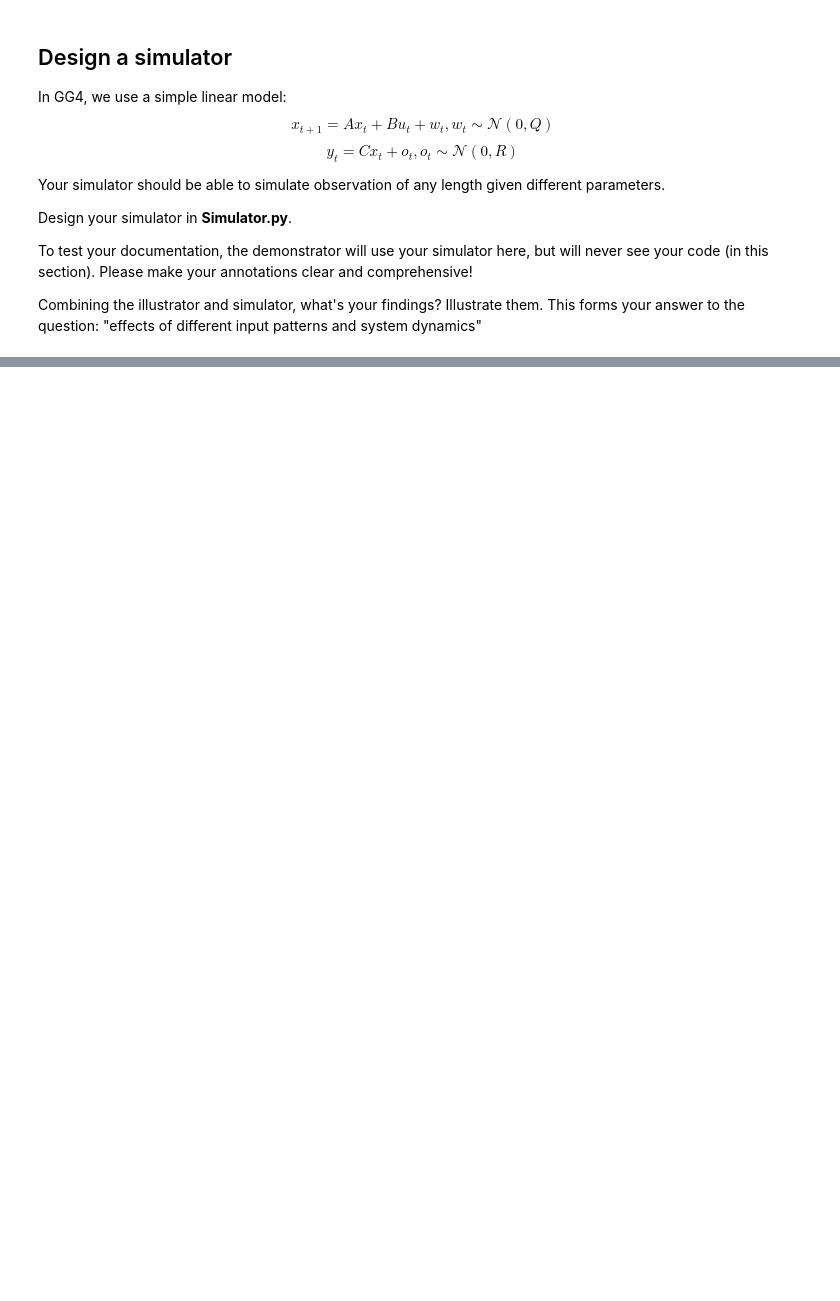
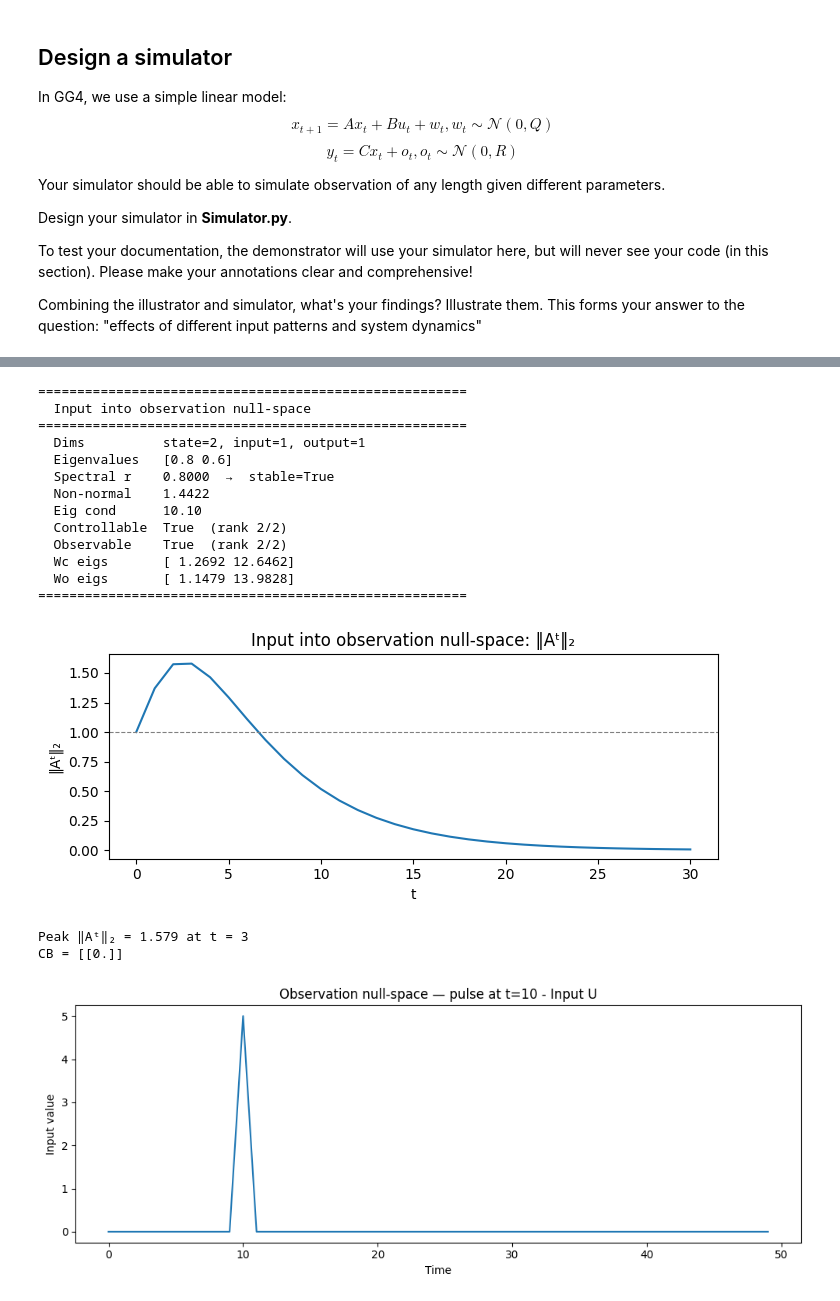
Before and after one commit to Hassan-Himaz/GG4, a Jupyter notebook: week1.ipynb, the cells around one changed output, grey strips where cells are left out. Cells and saved outputs as stored; diff of their text form; code cells hidden in the pictures; blank space fills up the shorter version.

```diff
--- a/week1.ipynb
+++ b/week1.ipynb
@@ -281,0 +384,31 @@ Maximum value: 5.6838
+# %%
+sim_ns = make_obs_nullspace()
+quick_report(sim_ns, name="Input into observation null-space")
+
+# CB 衡量 input 对 observation 的即时效果
+# 如果 CB ≈ 0，input 当下对 y 没有直接影响
+print("CB =", sim_ns.C @ sim_ns.B)
+
+T = 50
+U_pulse = sim_ns.generate_input(T, pattern="pulse",
+                                 amplitude=5.0, pulse_time=10, pulse_width=1)
+result_ns = sim_ns.simulate(T, U=U_pulse, process_noise=False, observation_noise=False)
+sim_ns.plot_simulation(result_ns, title="Observation null-space — pulse at t=10")
+# %% [output]
+=======================================================
+  Input into observation null-space
+=======================================================
+  Dims          state=2, input=1, output=1
+  Eigenvalues   [0.8 0.6]
+  Spectral r    0.8000  →  stable=True
+  Non-normal    1.4422
+  Eig cond      10.10
+  Controllable  True  (rank 2/2)
+  Observable    True  (rank 2/2)
+  Wc eigs       [ 1.2692 12.6462]
+  Wo eigs       [ 1.1479 13.9828]
+=======================================================
+[figure, added]
+Peak ‖Aᵗ‖₂ = 1.579 at t = 3
+CB = [[0.]]
+[figure, added]
```
Also changed, not shown: parts of 49 cells of this notebook, 1 other file.
